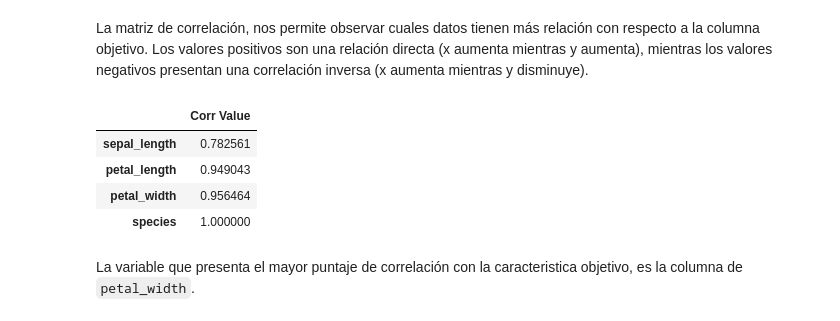
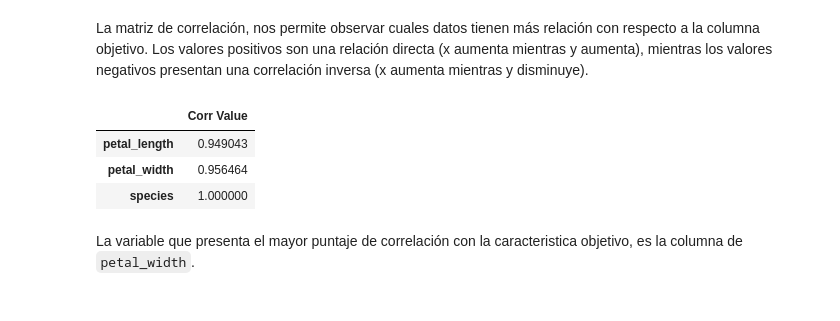
Before and after one commit to carlos-paezf/ML_Python, a Jupyter notebook: Primer_Corte/P1T8_S2_Evaluacion.ipynb, the cells around one changed output. Cells and saved outputs as stored; diff of their text form; code cells hidden in the pictures.

```diff
--- a/Primer_Corte/P1T8_S2_Evaluacion.ipynb
+++ b/Primer_Corte/P1T8_S2_Evaluacion.ipynb
@@ -190,12 +206,11 @@ def getCorrelatedFeature(corrdata, threshold):
     df = pd.DataFrame(data=value, index=feature, columns=['Corr Value'])
     return df
 # %%
-threshold = 0.50
+threshold = 0.90
 corr_value = getCorrelatedFeature(corrmat['species'], threshold)
 corr_value
 # %% [output]
 |  | Corr Value |
-| sepal_length | 0.782561 |
 | petal_length | 0.949043 |
 | petal_width | 0.956464 |
 | species | 1.000000 |
```
Also changed, not shown: parts of 26 cells of this notebook.
